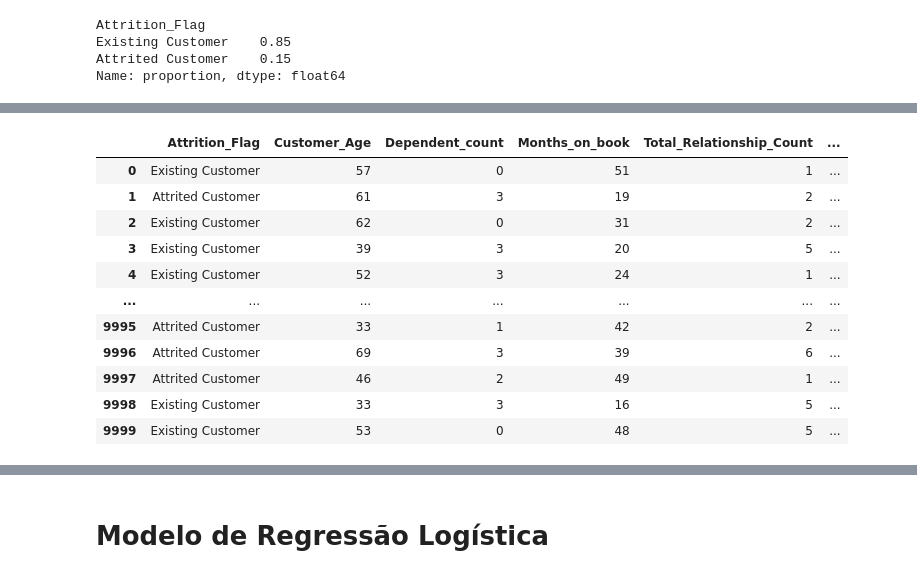
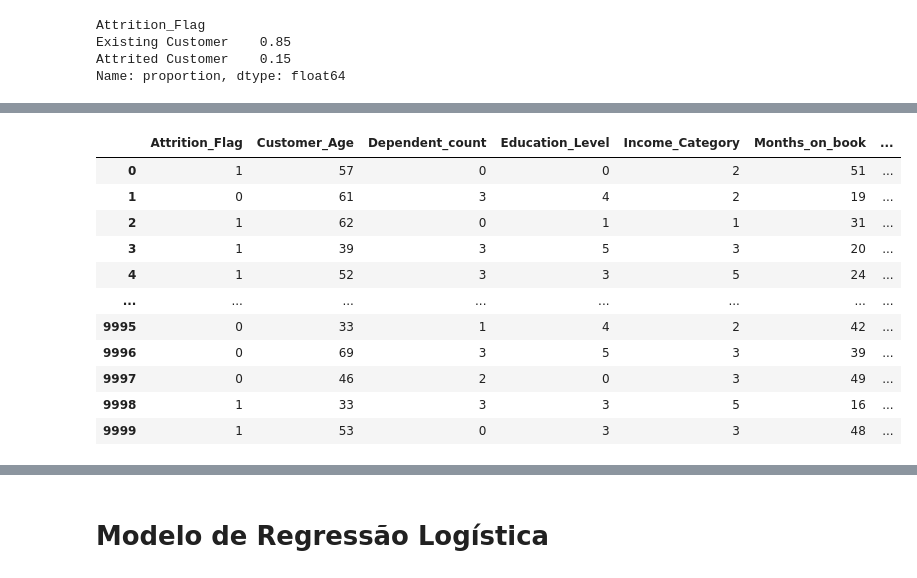
Before and after one commit to rpf991/Previsao_Churning_Clientes_Credito, a Jupyter notebook: notebooks/data_analysis.ipynb, the cells around one changed output, grey strips where cells are left out. Saved outputs shown, nothing was run; the diff lists cells and outputs as text; code cells hidden in the pictures.

```diff
--- a/notebooks/data_analysis.ipynb
+++ b/notebooks/data_analysis.ipynb
@@ -68,6 +89,9 @@ Avaliar se nos valores numericos apresentam valores abaixo de 0
 # %%
-colunas_numericas = [x for x in df_credit.columns if df_credit[x].dtype != 'object']
+colunas_numericas = [c  for c in df_credit.columns if df_credit[c].dtype != 'object']
 
-for x in colunas_numericas:
-    print(x, ";", (df_credit[x] < 0).any())
+print("Colunas com valores abaixo de 0:\n")
+
+for c in colunas_numericas:
+    if (df_credit[c] < 0).any():
+        print(c)
 # %% [output]
@@ -140,22 +112,62 @@ Remoção das variáveis irrelevantes
 # %%
-# CLIENTNUM (pelo fato do CLIENTNUM ser um valor unico a sua inclusão no modelo de dados poderá afetar na prevenção de valores)
+# Nessa etapa será adaptada as colunas string que serão testadas nos modelos
 
-# Além disso foram retiradas as variaveis em string para não afetar o modelo
+df_base_credit = df_credit.copy()
 
-df_credit = df_credit.drop(columns=['CLIENTNUM' 'Gender', 'Education_Level',
-                                    'Marital_Status', 'Income_Category', 'Card_Category'])
+income_category_map = {"Unknown": 0, "Less than $40K": 1, "$40K - $60K": 2,
+                       "$60K - $80K": 3, "$80K - $120K": 4, "$120K +": 5}
 
-df_credit
+education_map = {
+       'Uneducated': 0, 'High School': 1, 'College': 2,
+       'Graduate': 3, 'Post-Graduate': 4, 'Doctorate': 5
+}
+
+atrition_flag_map = {
+    'Existing Customer': 1,
+    'Attrited Customer': 0
+}
+
+df_base_credit['Is_Male'] = df_base_credit['Gender'].map(lambda x: x == 'M').astype("int")
+df_base_credit['Is_Female'] = df_base_credit['Gender'].map(lambda x: x == 'F').astype("int")
+
+df_base_credit['Attrition_Flag'] = df_base_credit['Attrition_Flag'].map(
+                                                    lambda x: atrition_flag_map[x]
+                                                ).astype("int")
+
+df_base_credit['Income_Category'] = df_base_credit['Income_Category'].map(
+                                                    lambda x: income_category_map[x]
+                                                ).astype("int")
+
+df_base_credit['Education_Level'] = df_base_credit['Education_Level'].map(
+                                                    lambda x: education_map[x]
+                                                ).astype("int")
+
+df_base_credit['Status_Divorced'] = df_base_credit['Marital_Status'].map(lambda x: x == 'Divorced').astype("int")
+df_base_credit['Status_Single'] = df_base_credit['Marital_Status'].map(lambda x: x == 'Single').astype("int")
+df_base_credit['Status_Married'] = df_base_credit['Marital_Status'].map(lambda x: x == 'Married').astype("int")
+
+df_base_credit['Is_Blue_Card'] = df_base_credit['Card_Category'].map(lambda x: x == 'Blue').astype("int")
+df_base_credit['Is_Silver_Card'] = df_base_credit['Card_Category'].map(lambda x: x == 'Silver').astype("int")
+df_base_credit['Is_Gold_Card'] = df_base_credit['Card_Category'].map(lambda x: x == 'Gold').astype("int")
+df_base_credit['Is_Platinum_Card'] = df_base_credit['Card_Category'].map(lambda x: x == 'Platinum').astype("int")
+
+
+# A coluna CLIENTNUM será removida pois apresenta valores repetidos,
+# e então atrapalhando na classificação dos dados
+
+df_base_credit = df_base_credit.drop(columns=['CLIENTNUM', 'Gender', 'Marital_Status', 'Card_Category'])
+
+df_base_credit
 # %% [output]
-|  | Attrition_Flag | Customer_Age | Dependent_count | Months_on_book | Total_Relationship_Count | ... |
-| 0 | Existing Customer | 57 | 0 | 51 | 1 | ... |
-| 1 | Attrited Customer | 61 | 3 | 19 | 2 | ... |
-| 2 | Existing Customer | 62 | 0 | 31 | 2 | ... |
-| 3 | Existing Customer | 39 | 3 | 20 | 5 | ... |
-| 4 | Existing Customer | 52 | 3 | 24 | 1 | ... |
-| ... | ... | ... | ... | ... | ... | ... |
-| 9995 | Attrited Customer | 33 | 1 | 42 | 2 | ... |
-| 9996 | Attrited Customer | 69 | 3 | 39 | 6 | ... |
-| 9997 | Attrited Customer | 46 | 2 | 49 | 1 | ... |
-| 9998 | Existing Customer | 33 | 3 | 16 | 5 | ... |
-| 9999 | Existing Customer | 53 | 0 | 48 | 5 | ... |
+|  | Attrition_Flag | Customer_Age | Dependent_count | Education_Level | Income_Category | Months_on_book | ... |
+| 0 | 1 | 57 | 0 | 0 | 2 | 51 | ... |
+| 1 | 0 | 61 | 3 | 4 | 2 | 19 | ... |
+| 2 | 1 | 62 | 0 | 1 | 1 | 31 | ... |
+| 3 | 1 | 39 | 3 | 5 | 3 | 20 | ... |
+| 4 | 1 | 52 | 3 | 3 | 5 | 24 | ... |
+| ... | ... | ... | ... | ... | ... | ... | ... |
+| 9995 | 0 | 33 | 1 | 4 | 2 | 42 | ... |
+| 9996 | 0 | 69 | 3 | 5 | 3 | 39 | ... |
+| 9997 | 0 | 46 | 2 | 0 | 3 | 49 | ... |
+| 9998 | 1 | 33 | 3 | 3 | 5 | 16 | ... |
+| 9999 | 1 | 53 | 0 | 3 | 3 | 48 | ... |
```
Also changed, not shown: parts of 20 cells of this notebook.
